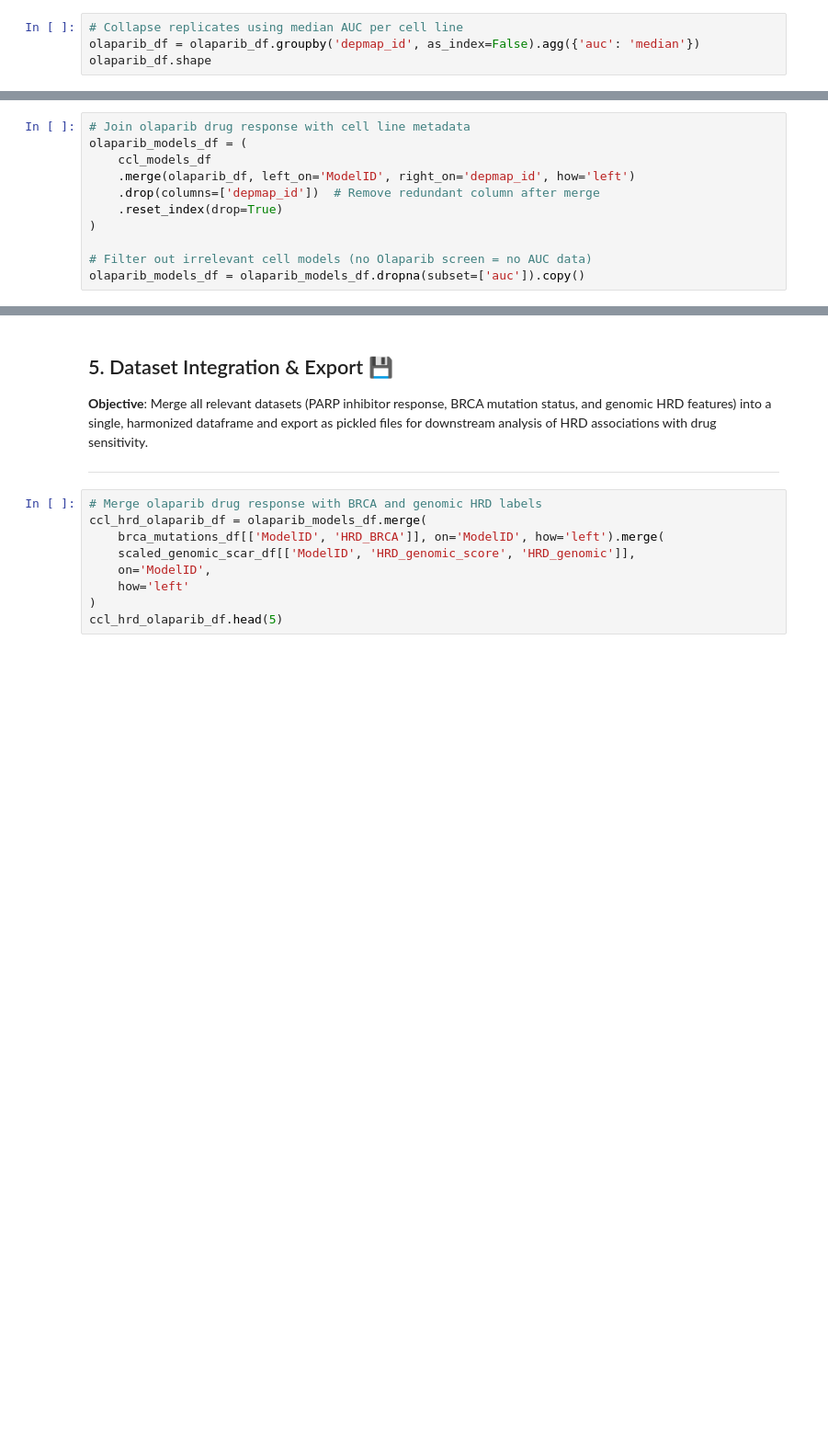
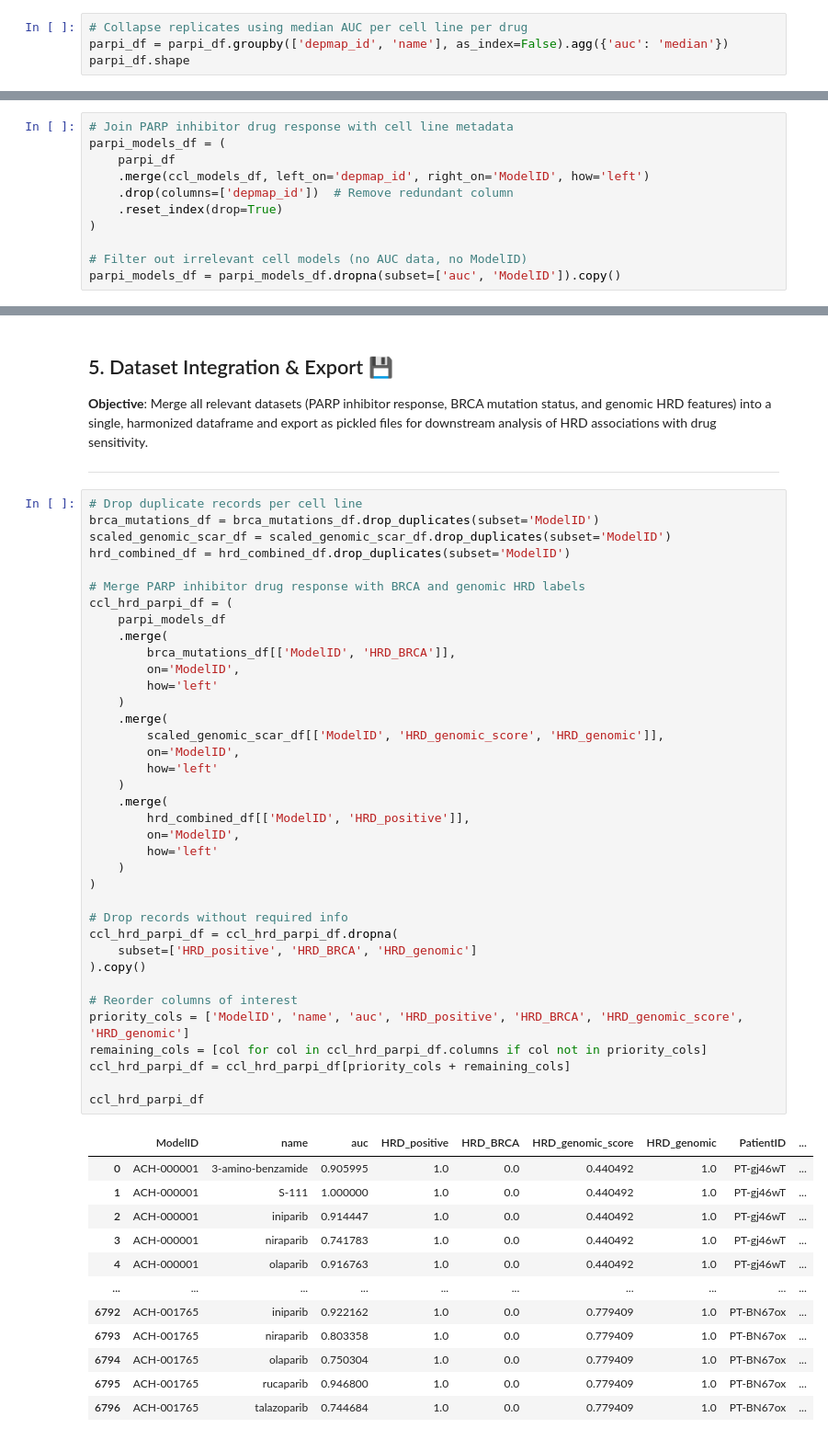
Before and after one commit to rc-9/DepMap_HRD_PARPi, a Jupyter notebook: 01_hrd_feature_engineering.ipynb, the cells around one changed output, grey strips where cells are left out. Shown at 92% size. Saved outputs shown, nothing was run; the diff lists cells and outputs as text; blank space fills up the shorter version.

Commit message:
update with all PARPi models

```diff
--- a/01_hrd_feature_engineering.ipynb
+++ b/01_hrd_feature_engineering.ipynb
@@ -95,6 +102,6 @@ replicate_counts = olaparib_df.groupby('depmap_id').size()
 # %% [markdown]
 PRISM drug screens often include replicates (multiple rows per cell line and drug), arising from multiple wells per dose or even separate experimental runs altogether. Therefore, this must be accounted for before further explorations.
 # %%
-# Collapse replicates using median AUC per cell line
-olaparib_df = olaparib_df.groupby('depmap_id', as_index=False).agg({'auc': 'median'})
-olaparib_df.shape
+# Collapse replicates using median AUC per cell line per drug
+parpi_df = parpi_df.groupby(['depmap_id', 'name'], as_index=False).agg({'auc': 'median'})
+parpi_df.shape
@@ -103,13 +112,13 @@ The median AUC was used to collapse replicates for each cell line. The median is
 # %%
-# Join olaparib drug response with cell line metadata
-olaparib_models_df = (
-    ccl_models_df
-    .merge(olaparib_df, left_on='ModelID', right_on='depmap_id', how='left')
-    .drop(columns=['depmap_id'])  # Remove redundant column after merge
+# Join PARP inhibitor drug response with cell line metadata
+parpi_models_df = (
+    parpi_df
+    .merge(ccl_models_df, left_on='depmap_id', right_on='ModelID', how='left')
+    .drop(columns=['depmap_id'])  # Remove redundant column
     .reset_index(drop=True)
 )
 
-# Filter out irrelevant cell models (no Olaparib screen = no AUC data)
-olaparib_models_df = olaparib_models_df.dropna(subset=['auc']).copy()
+# Filter out irrelevant cell models (no AUC data, no ModelID)
+parpi_models_df = parpi_models_df.dropna(subset=['auc', 'ModelID']).copy()
 # %%
 # Validate AUC values range
@@ -438,11 +531,52 @@ The Venn diagram illustrates the overlap between BRCA-driven and genomic scar-dr
 
 ---
 # %%
-# Merge olaparib drug response with BRCA and genomic HRD labels
-ccl_hrd_olaparib_df = olaparib_models_df.merge(
-    brca_mutations_df[['ModelID', 'HRD_BRCA']], on='ModelID', how='left').merge(
-    scaled_genomic_scar_df[['ModelID', 'HRD_genomic_score', 'HRD_genomic']],
-    on='ModelID',
-    how='left'
+# Drop duplicate records per cell line
+brca_mutations_df = brca_mutations_df.drop_duplicates(subset='ModelID')
+scaled_genomic_scar_df = scaled_genomic_scar_df.drop_duplicates(subset='ModelID')
+hrd_combined_df = hrd_combined_df.drop_duplicates(subset='ModelID')
+
+# Merge PARP inhibitor drug response with BRCA and genomic HRD labels
+ccl_hrd_parpi_df = (
+    parpi_models_df
+    .merge(
+        brca_mutations_df[['ModelID', 'HRD_BRCA']],
+        on='ModelID',
+        how='left'
+    )
+    .merge(
+        scaled_genomic_scar_df[['ModelID', 'HRD_genomic_score', 'HRD_genomic']],
+        on='ModelID',
+        how='left'
+    )
+    .merge(
+        hrd_combined_df[['ModelID', 'HRD_positive']],
+        on='ModelID',
+        how='left'
+    )
 )
-ccl_hrd_olaparib_df.head(5)
+
+# Drop records without required info
+ccl_hrd_parpi_df = ccl_hrd_parpi_df.dropna(
+    subset=['HRD_positive', 'HRD_BRCA', 'HRD_genomic']
+).copy()
+
+# Reorder columns of interest
+priority_cols = ['ModelID', 'name', 'auc', 'HRD_positive', 'HRD_BRCA', 'HRD_genomic_score', 'HRD_genomic']
+remaining_cols = [col for col in ccl_hrd_parpi_df.columns if col not in priority_cols]
+ccl_hrd_parpi_df = ccl_hrd_parpi_df[priority_cols + remaining_cols]
+
+ccl_hrd_parpi_df
+# %% [output]
+|  | ModelID | name | auc | HRD_positive | HRD_BRCA | HRD_genomic_score | HRD_genomic | PatientID | ... |
+| 0 | ACH-000001 | 3-amino-benzamide | 0.905995 | 1.0 | 0.0 | 0.440492 | 1.0 | PT-gj46wT | ... |
+| 1 | ACH-000001 | S-111 | 1.000000 | 1.0 | 0.0 | 0.440492 | 1.0 | PT-gj46wT | ... |
+| 2 | ACH-000001 | iniparib | 0.914447 | 1.0 | 0.0 | 0.440492 | 1.0 | PT-gj46wT | ... |
+| 3 | ACH-000001 | niraparib | 0.741783 | 1.0 | 0.0 | 0.440492 | 1.0 | PT-gj46wT | ... |
+| 4 | ACH-000001 | olaparib | 0.916763 | 1.0 | 0.0 | 0.440492 | 1.0 | PT-gj46wT | ... |
+| ... | ... | ... | ... | ... | ... | ... | ... | ... | ... |
+| 6792 | ACH-001765 | iniparib | 0.922162 | 1.0 | 0.0 | 0.779409 | 1.0 | PT-BN67ox | ... |
+| 6793 | ACH-001765 | niraparib | 0.803358 | 1.0 | 0.0 | 0.779409 | 1.0 | PT-BN67ox | ... |
+| 6794 | ACH-001765 | olaparib | 0.750304 | 1.0 | 0.0 | 0.779409 | 1.0 | PT-BN67ox | ... |
+| 6795 | ACH-001765 | rucaparib | 0.946800 | 1.0 | 0.0 | 0.779409 | 1.0 | PT-BN67ox | ... |
+| 6796 | ACH-001765 | talazoparib | 0.744684 | 1.0 | 0.0 | 0.779409 | 1.0 | PT-BN67ox | ... |
```
Also changed, not shown: parts of 39 cells of this notebook.
